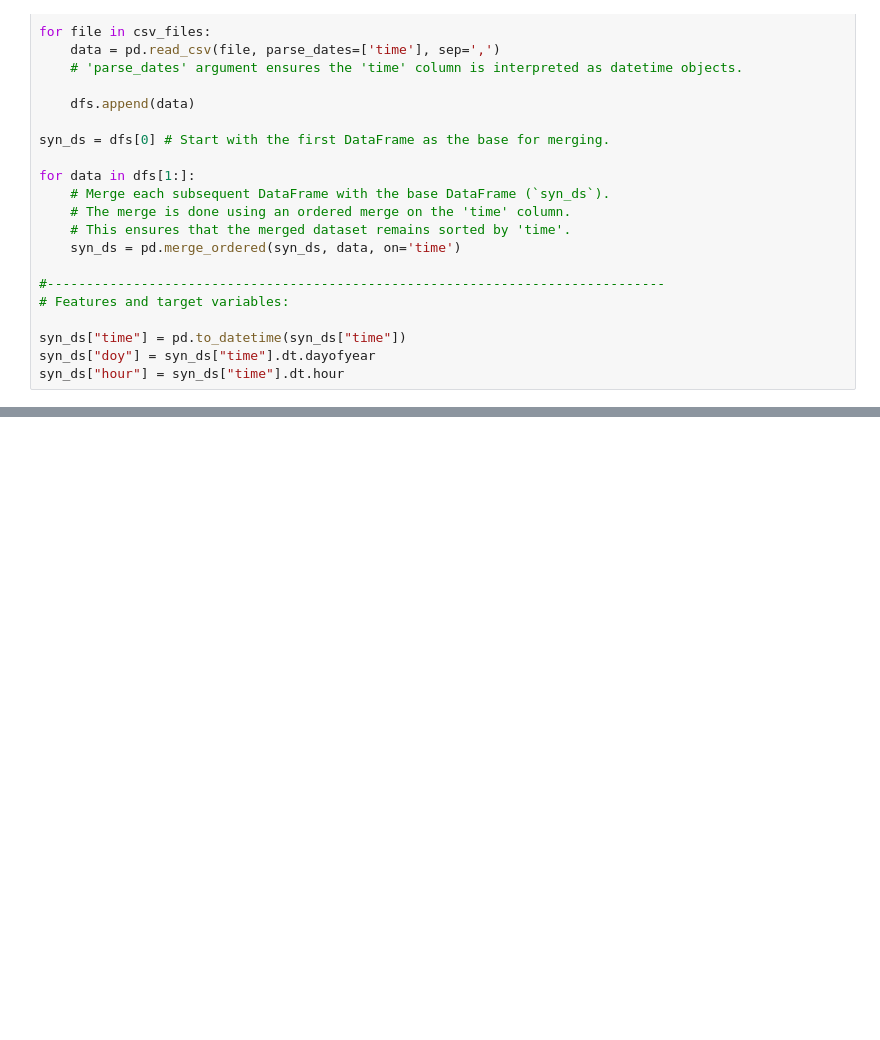
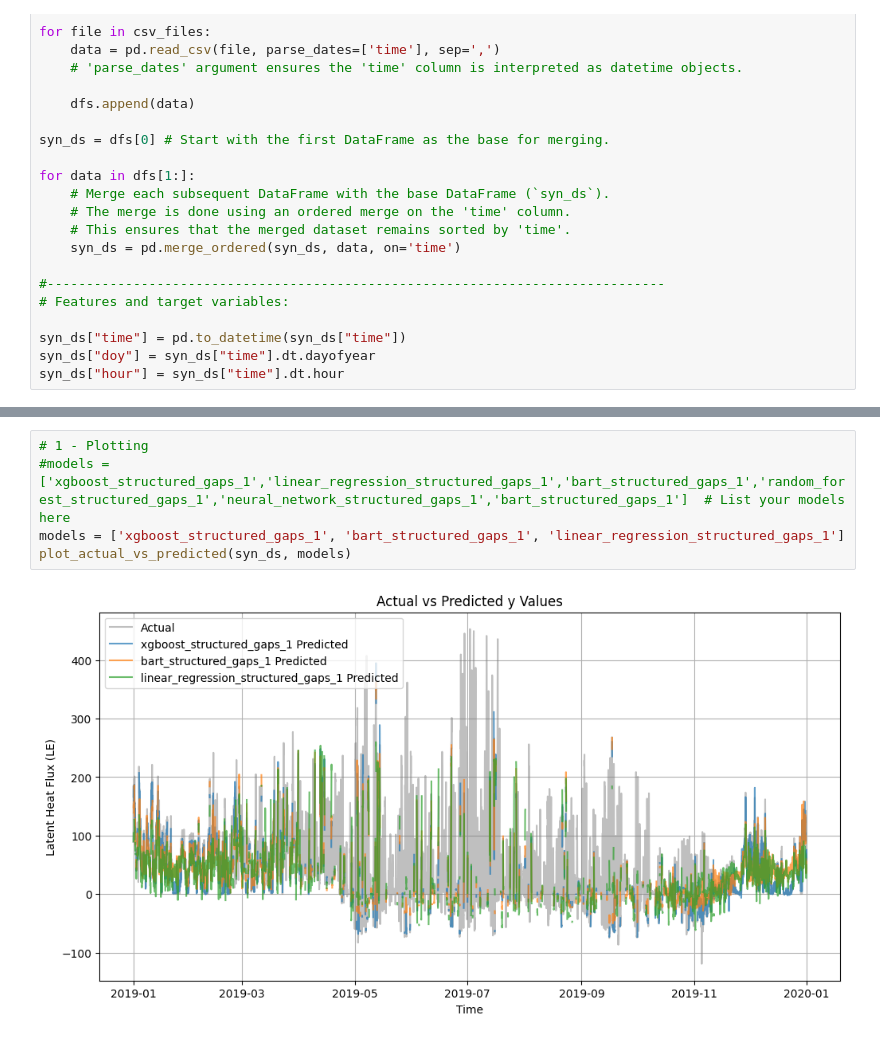
Before and after one commit to adelezaini/GEO9300-Gap-Busters, a Jupyter notebook: notebooks/plotting_eivind.ipynb, the cells around one changed output, grey strips where cells are left out. Saved outputs shown, nothing was run; the diff lists cells and outputs as text; blank space fills up the shorter version.

```diff
--- a/notebooks/plotting_eivind.ipynb
+++ b/notebooks/plotting_eivind.ipynb
@@ -77,3 +294,10 @@ def plot_actual_vs_predicted(syn_ds, models, results_dir='../results'):
     plt.title('Actual vs Predicted y Values')
     plt.grid(True)
     plt.show()
+# %%
+# 1 - Plotting
+#models = ['xgboost_structured_gaps_1','linear_regression_structured_gaps_1','bart_structured_gaps_1','random_forest_structured_gaps_1','neural_network_structured_gaps_1','bart_structured_gaps_1']  # List your models here
+models = ['xgboost_structured_gaps_1', 'bart_structured_gaps_1', 'linear_regression_structured_gaps_1']
+plot_actual_vs_predicted(syn_ds, models)
+# %% [output]
+[figure, added]
```
Also changed, not shown: parts of 13 cells of this notebook.
